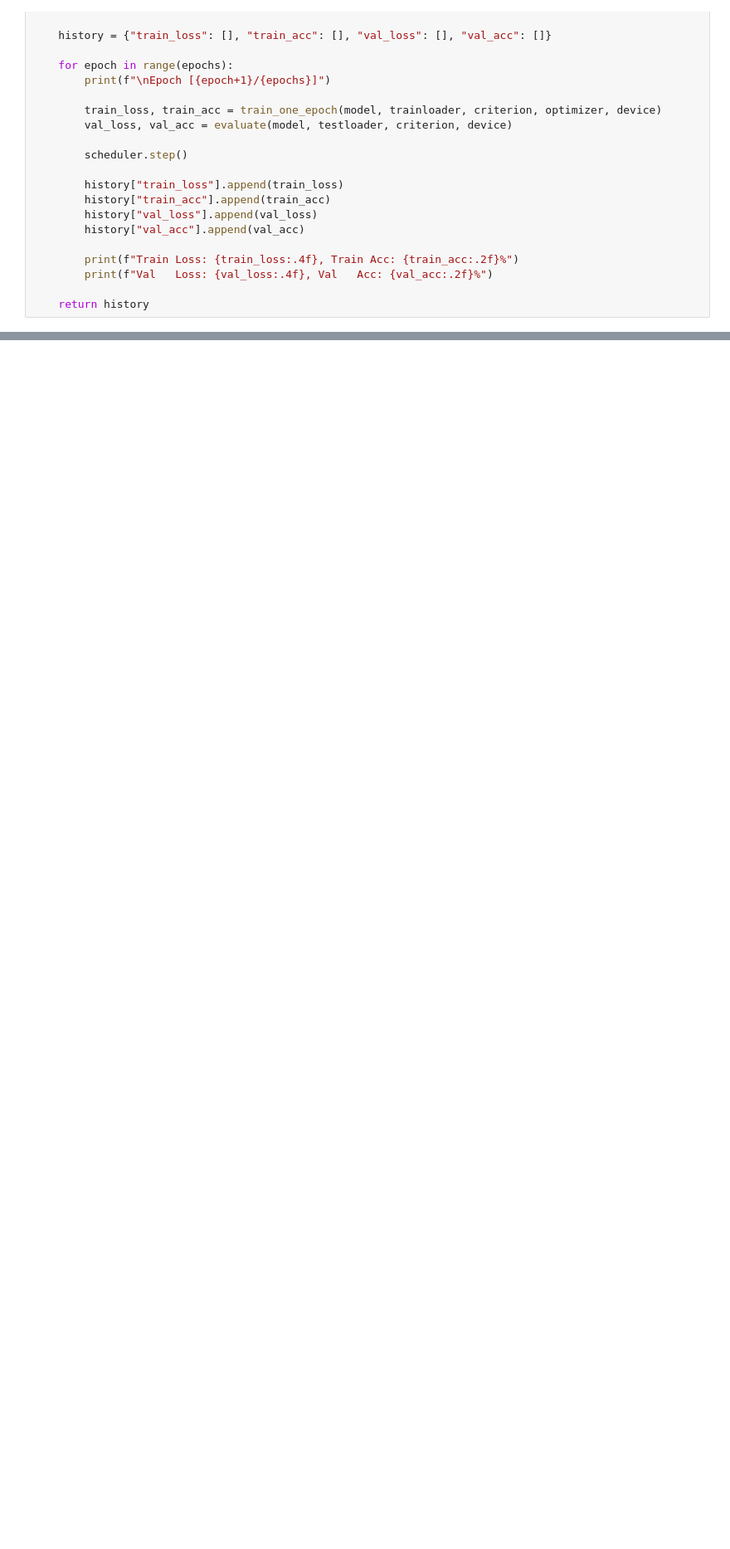
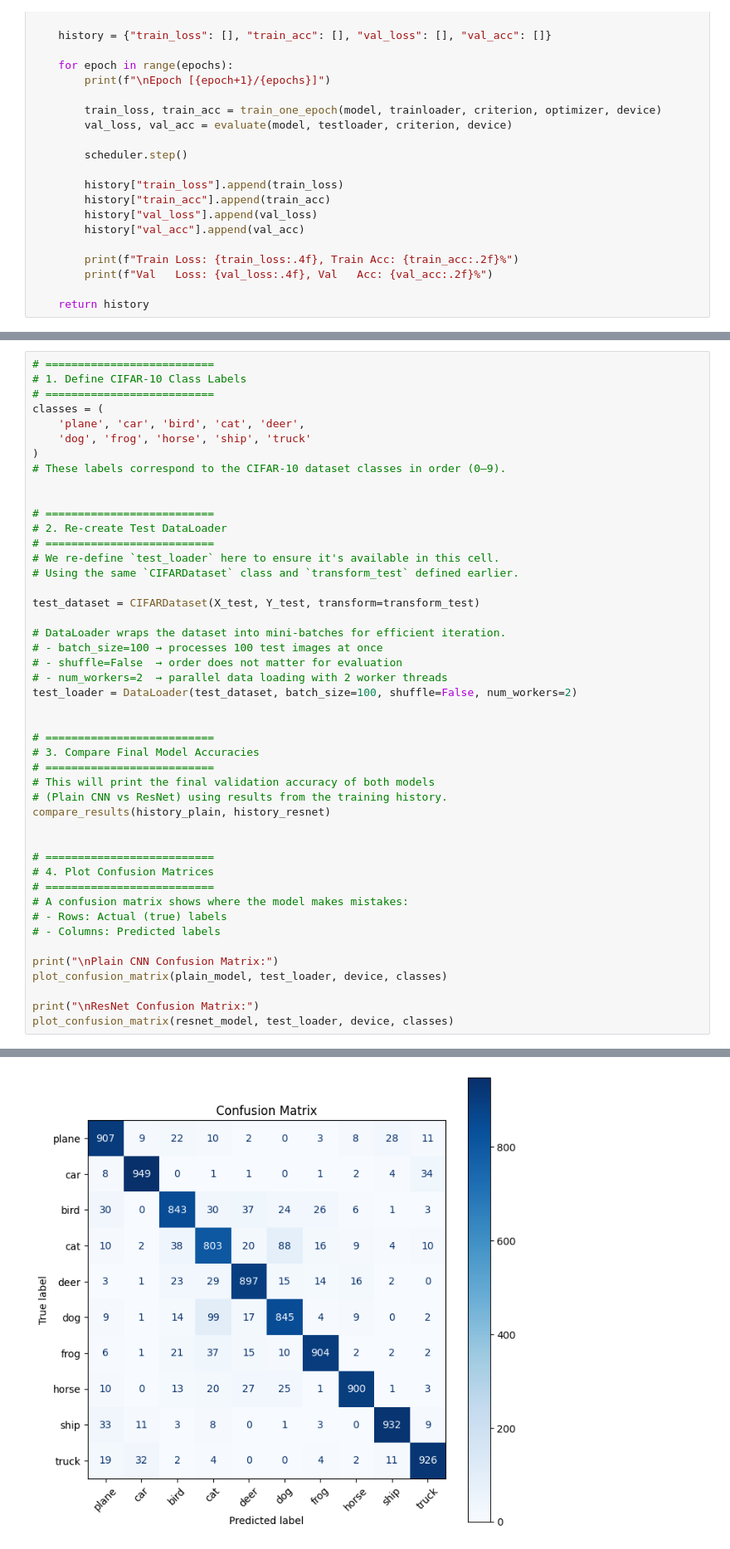
Before and after one commit to vikaspathak0911/Plain-CNN-vs-ResNet-, a Jupyter notebook: plain_CNN_vs_ResNet.ipynb, the cells around one changed output, grey strips where cells are left out. Shown: that part at 83% size. Saved outputs shown, nothing was run; the diff lists cells and outputs as text; blank space fills up the shorter version.

```diff
--- a/plain_CNN_vs_ResNet.ipynb
+++ b/plain_CNN_vs_ResNet.ipynb
@@ -358,0 +1017,47 @@ def train_model(model, trainloader, testloader, device, epochs=50, lr=0.1):
+# %%
+# ==========================
+# 1. Define CIFAR-10 Class Labels
+# ==========================
+classes = (
+    'plane', 'car', 'bird', 'cat', 'deer',
+    'dog', 'frog', 'horse', 'ship', 'truck'
+)
+# These labels correspond to the CIFAR-10 dataset classes in order (0–9).
+
+
+# ==========================
+# 2. Re-create Test DataLoader
+# ==========================
+# We re-define `test_loader` here to ensure it's available in this cell.
+# Using the same `CIFARDataset` class and `transform_test` defined earlier.
+
+test_dataset = CIFARDataset(X_test, Y_test, transform=transform_test)
+
+# DataLoader wraps the dataset into mini-batches for efficient iteration.
+# - batch_size=100 → processes 100 test images at once
+# - shuffle=False  → order does not matter for evaluation
+# - num_workers=2  → parallel data loading with 2 worker threads
+test_loader = DataLoader(test_dataset, batch_size=100, shuffle=False, num_workers=2)
+
+
+# ==========================
+# 3. Compare Final Model Accuracies
+# ==========================
+# This will print the final validation accuracy of both models
+# (Plain CNN vs ResNet) using results from the training history.
+compare_results(history_plain, history_resnet)
+
+
+# ==========================
+# 4. Plot Confusion Matrices
+# ==========================
+# A confusion matrix shows where the model makes mistakes:
+# - Rows: Actual (true) labels
+# - Columns: Predicted labels
+
+print("\nPlain CNN Confusion Matrix:")
+plot_confusion_matrix(plain_model, test_loader, device, classes)
+
+print("\nResNet Confusion Matrix:")
+plot_confusion_matrix(resnet_model, test_loader, device, classes)
+# %% [output]
@@ -358,0 +1071 @@ def train_model(model, trainloader, testloader, device, epochs=50, lr=0.1):
+[figure, added]
```
Also changed, not shown: parts of 19 cells of this notebook.
